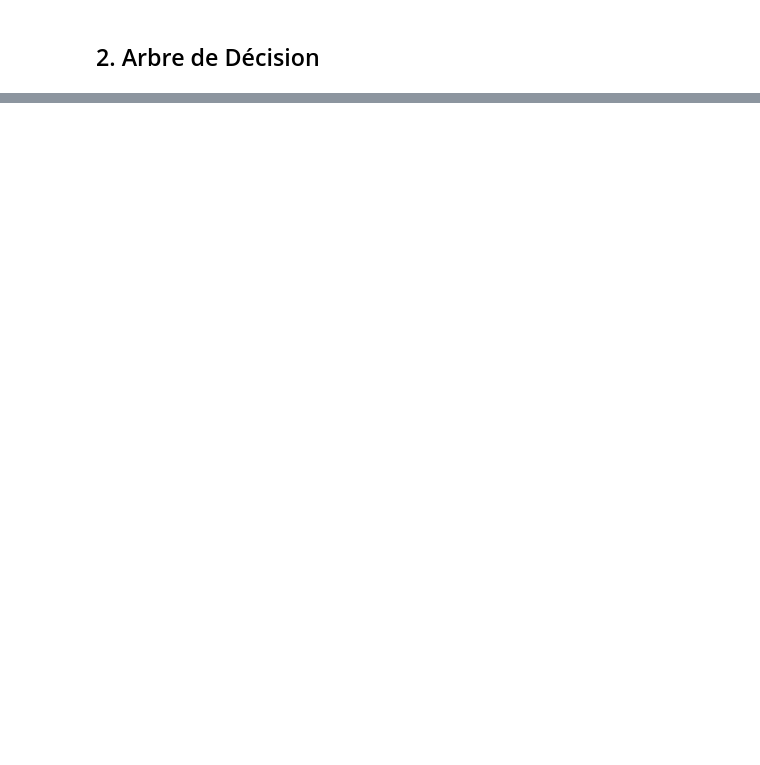
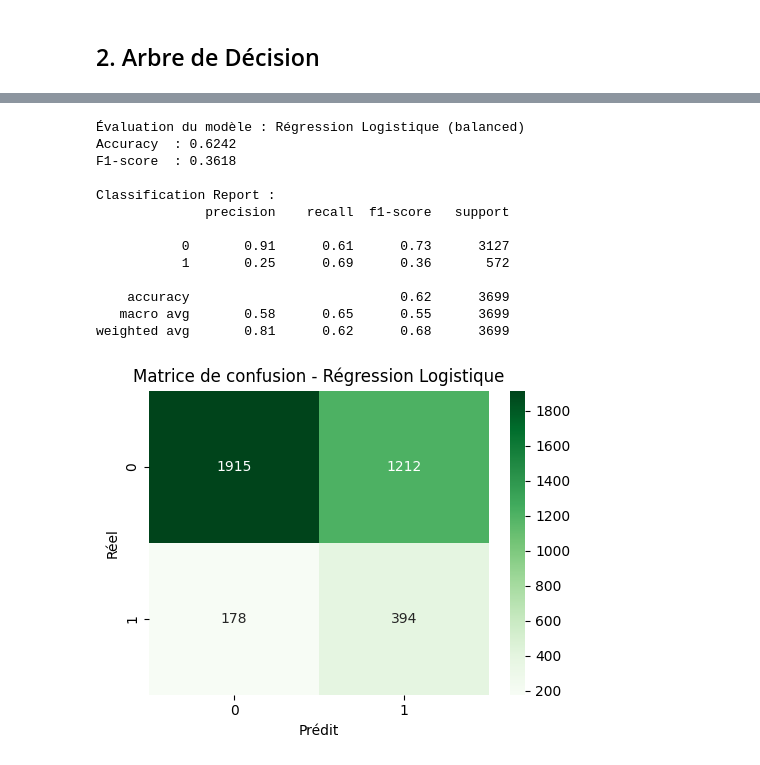
Before and after one commit to ossama-ettaqafi/ONLINE-SHOPPERS-PURCHASE-PREDICTION, a Jupyter notebook: notebooks/02_model_training.ipynb, the cells around one changed output, grey strips where cells are left out. Saved outputs shown, nothing was run; the diff lists cells and outputs as text; code cells hidden in the pictures; blank space fills up the shorter version.

```diff
--- a/notebooks/02_model_training.ipynb
+++ b/notebooks/02_model_training.ipynb
@@ -172,0 +239,80 @@ weighted avg       0.77      0.75      0.76      3699
+# %%
+import pandas as pd
+from sklearn.linear_model import LogisticRegression
+from sklearn.metrics import accuracy_score, f1_score, classification_report, confusion_matrix, roc_curve, roc_auc_score
+import matplotlib.pyplot as plt
+import seaborn as sns
+
+# 1. Charger les datasets
+train_set = pd.read_csv("train_set.csv")
+test_set = pd.read_csv("test_set.csv")
+
+# 2. Séparer les features (X) et la cible (y)
+X_train = train_set.drop("Revenue", axis=1)
+y_train = train_set["Revenue"]
+
+X_test = test_set.drop("Revenue", axis=1)
+y_test = test_set["Revenue"]
+
+# 3. Initialiser et entraîner le modèle Régression Logistique avec gestion du déséquilibre
+log_model = LogisticRegression(class_weight='balanced', max_iter=1000, random_state=42)
+log_model.fit(X_train, y_train)
+
+# 4. Prédictions (classes et probabilités)
+y_pred_log = log_model.predict(X_test)
+y_prob_log = log_model.predict_proba(X_test)[:, 1]  # Probabilité pour la classe positive
+
+# 5. Évaluation
+print("Évaluation du modèle : Régression Logistique (balanced)")
+print(f"Accuracy  : {accuracy_score(y_test, y_pred_log):.4f}")
+print(f"F1-score  : {f1_score(y_test, y_pred_log, zero_division=0):.4f}")
+print("\nClassification Report :")
+print(classification_report(y_test, y_pred_log, zero_division=0))
+
+# 6. Matrice de confusion
+cm = confusion_matrix(y_test, y_pred_log)
+plt.figure(figsize=(5, 4))
+sns.heatmap(cm, annot=True, fmt="d", cmap="Greens")
+plt.title("Matrice de confusion - Régression Logistique")
+plt.xlabel("Prédit")
+plt.ylabel("Réel")
+plt.tight_layout()
+plt.show()
+
+# 7. Courbe ROC et AUC
+fpr, tpr, thresholds = roc_curve(y_test, y_prob_log)
+auc_score = roc_auc_score(y_test, y_prob_log)
+
+plt.figure(figsize=(6, 5))
+plt.plot(fpr, tpr, label=f"ROC curve (AUC = {auc_score:.4f})", color='darkorange', linewidth=2)
+plt.plot([0, 1], [0, 1], linestyle='--', color='gray')
+plt.xlabel("Taux de faux positifs (FPR)")
+plt.ylabel("Taux de vrais positifs (TPR)")
+plt.title("Courbe ROC - Régression Logistique")
+plt.legend(loc="lower right")
+plt.grid(True)
+plt.show()
+
+# 8. Exporter les prédictions avec les données réelles et les features
+df_pred_log = X_test.reset_index(drop=True).copy()
+df_pred_log['Actual'] = y_test.reset_index(drop=True)
+df_pred_log['Prediction'] = y_pred_log
+df_pred_log['Probability_Positive'] = y_prob_log
+
+df_pred_log.to_csv('predictions_logistic_regression.csv', index=False)
+print("Prédictions Régression Logistique exportées dans 'predictions_logistic_regression.csv'.")
+# %% [output]
+Évaluation du modèle : Régression Logistique (balanced)
+Accuracy  : 0.6242
+F1-score  : 0.3618
+
+Classification Report :
+              precision    recall  f1-score   support
+
+           0       0.91      0.61      0.73      3127
+           1       0.25      0.69      0.36       572
+
+    accuracy                           0.62      3699
+   macro avg       0.58      0.65      0.55      3699
+weighted avg       0.81      0.62      0.68      3699
+[figure, added]
```
Also changed, not shown: parts of 12 cells of this notebook, 5 other files.
